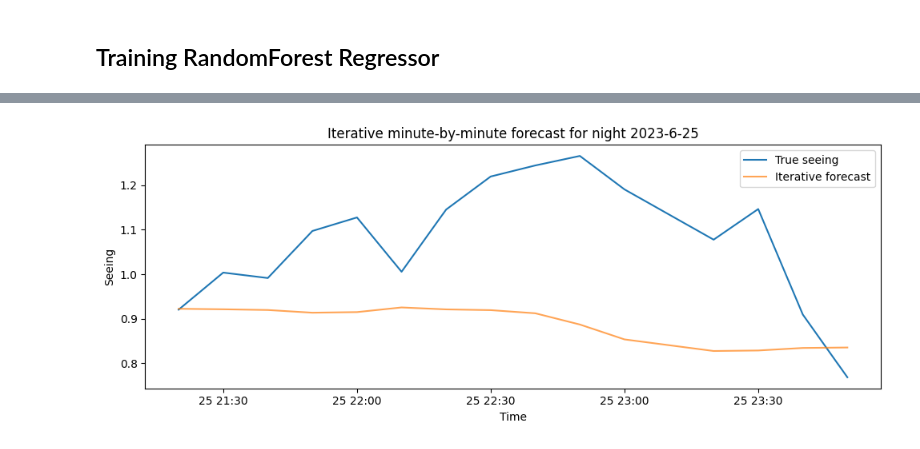
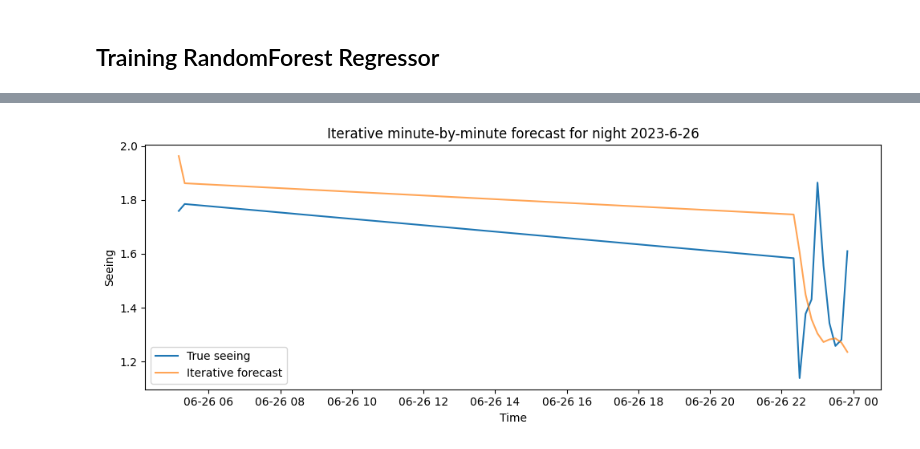
Before and after one commit to gdapablo/Seeing_forecast, a Jupyter notebook: notebooks/ML_lag_features.ipynb, the cells around one changed output, grey strips where cells are left out. Cells and saved outputs as stored; diff of their text form; code cells hidden in the pictures.

```diff
--- a/notebooks/ML_lag_features.ipynb
+++ b/notebooks/ML_lag_features.ipynb
@@ -219,7 +217,7 @@ param_distributions = {
     'n_estimators': [300],
     'max_depth': [20],
     'min_samples_leaf': [2, 4],
-    'max_features': ['sqrt', 'log2', 0.7, 1.0],
+    'max_features': [0.7, 1.0],
 }
 
 # Use only train+val for tuning, but keep track of groups by night_id
@@ -241,7 +239,7 @@ random_search = RandomizedSearchCV(
     cv=gkf.split(X_tune, y_tune, groups=groups),
     scoring='neg_root_mean_squared_error',
     verbose=1,
-    n_jobs=-1,
+    n_jobs=6,
     random_state=42,
 )
 
@@ -330,38 +333,38 @@ for night in example_nights:
 # %%
 # Optional: simulate iterative minute-by-minute forecasting on one held-out night
 
-sample_night = test_nights[0]
+sample_night = test_nights[1]
 night_data = df_lagged[df_lagged['night_id'] == sample_night].copy().sort_index()
 
 # We'll start after we have full lag history (already ensured by df_lagged construction)
 iterative_preds = []
 current_df = night_data.copy()
 
 for t in range(len(current_df)):
     row = current_df.iloc[t].copy()
 
     # Build feature vector as model expects (same columns as X: drop Seeing, timestamp, night_id)
     X_row = row.drop(labels=['Seeing', 'timestamp', 'night_id']).values.reshape(1, -1)
     y_hat = best_rf.predict(X_row)[0]
     iterative_preds.append(y_hat)
 
     # For subsequent steps, replace the true seeing with the predicted one in the lag chain
     if t + 1 < len(current_df):
         # Update "future" row lags that depend on current Seeing
         for p in lag_periods_seeing:
             idx = t + p
             if idx < len(current_df):
                 current_df.iloc[idx, current_df.columns.get_loc(f'Seeing_lag_{p}')] = y_hat
 
 # Plot iterative vs true for this night
 plt.figure(figsize=(10, 4))
 plt.plot(night_data.index, night_data['Seeing'], label='True seeing')
 plt.plot(night_data.index, iterative_preds, label='Iterative forecast', alpha=0.7)
 plt.title(f'Iterative minute-by-minute forecast for night {sample_night}')
 plt.xlabel('Time')
 plt.ylabel('Seeing')
 plt.legend()
 plt.tight_layout()
 plt.show()
 # %% [output]
-[figure, old version]
+[figure, new version]
```
Also changed, not shown: parts of 6 cells of this notebook.
